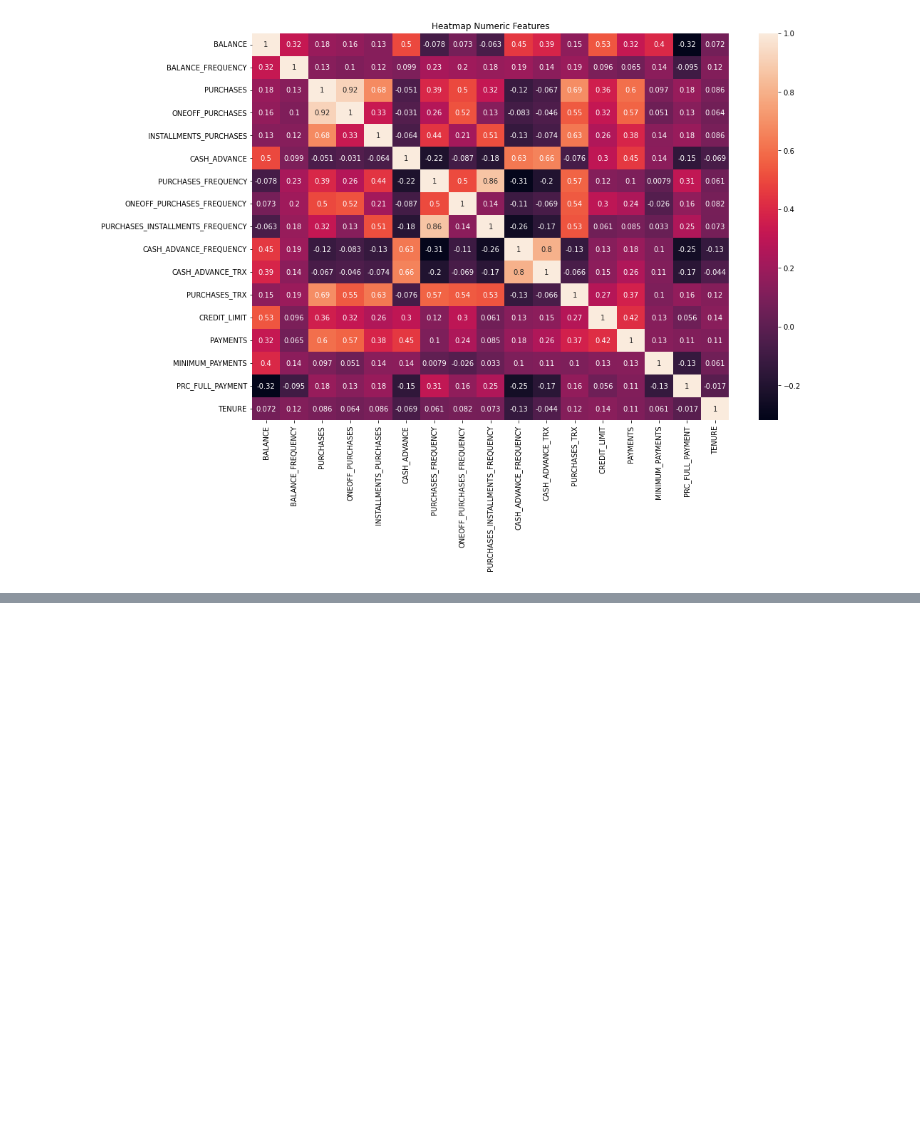
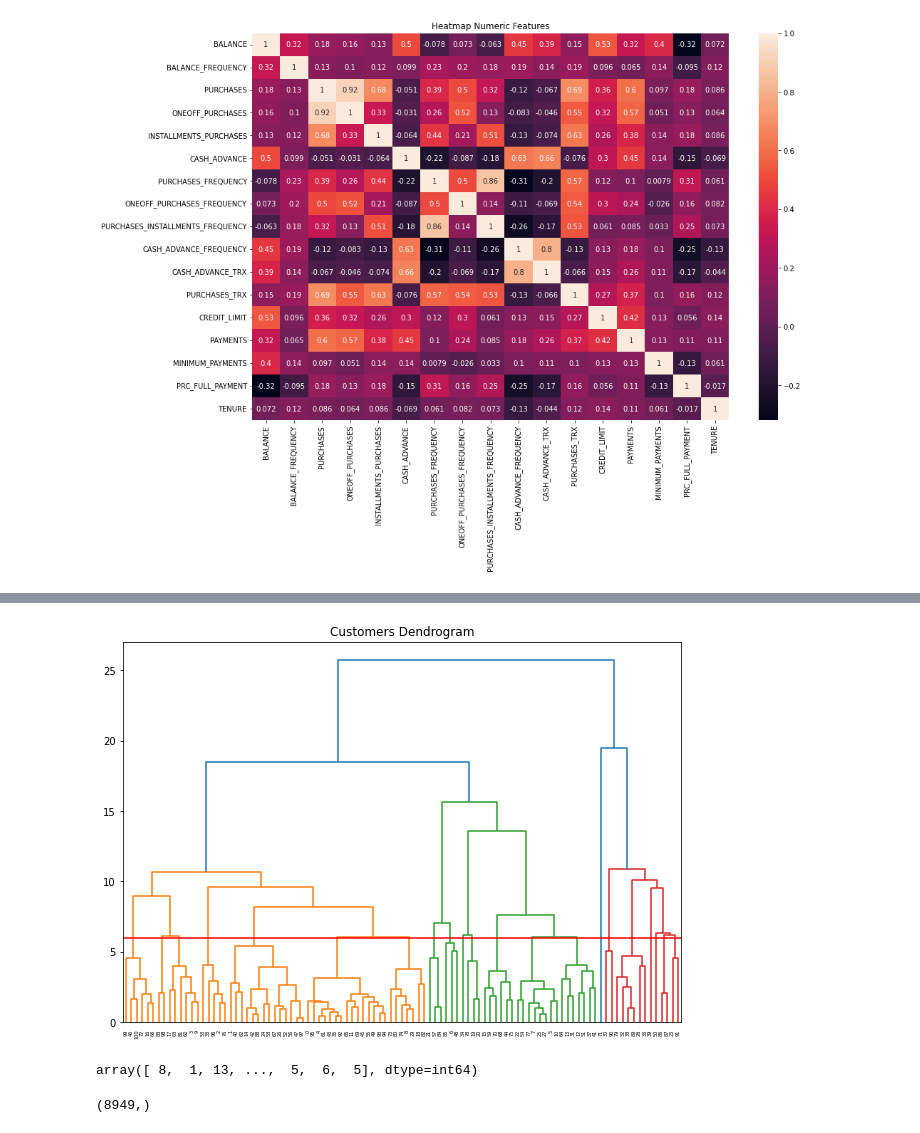
Before and after one commit to LeventSoykan/Credit_Card_Data_Clustering, a Jupyter notebook: clustering.ipynb, the cells around one changed output, grey strips where cells are left out. Drawn from its saved outputs; the diff is of its cells as text; code cells hidden in the pictures; blank space fills up the shorter version.

```diff
--- a/clustering.ipynb
+++ b/clustering.ipynb
@@ -190,0 +280,25 @@ plt.show()
+# %%
+plt.figure(figsize=(10, 7))
+plt.title("Customers Dendrogram")
+
+# Selecting Annual Income and Spending Scores by index
+clusters = linkage(num_df.loc[:100, :],
+            method='ward',
+            metric="euclidean")
+dendrogram(Z=clusters)
+plt.axhline(y = 6, color = 'r', linestyle = '-')
+plt.show()
+# %% [output]
+[figure, added]
+# %%
+from sklearn.cluster import AgglomerativeClustering
+
+clustering_model = AgglomerativeClustering(n_clusters=15, affinity='euclidean', linkage='ward')
+clustering_model.fit(num_df)
+clustering_model.labels_
+# %% [output]
+array([ 8,  1, 13, ...,  5,  6,  5], dtype=int64)
+# %%
+clustering_model.labels_.shape
+# %% [output]
+(8949,)
```
Also changed, not shown: parts of 17 cells of this notebook.
